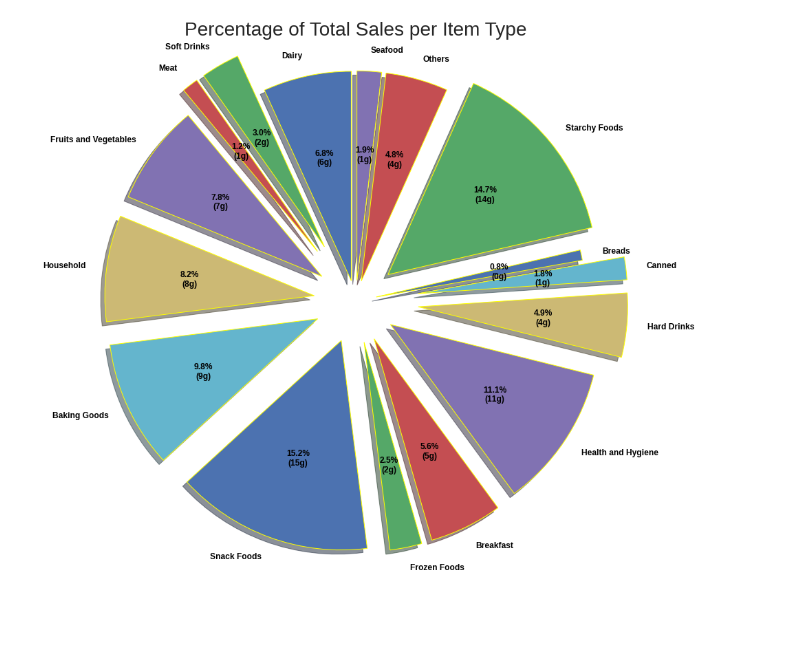
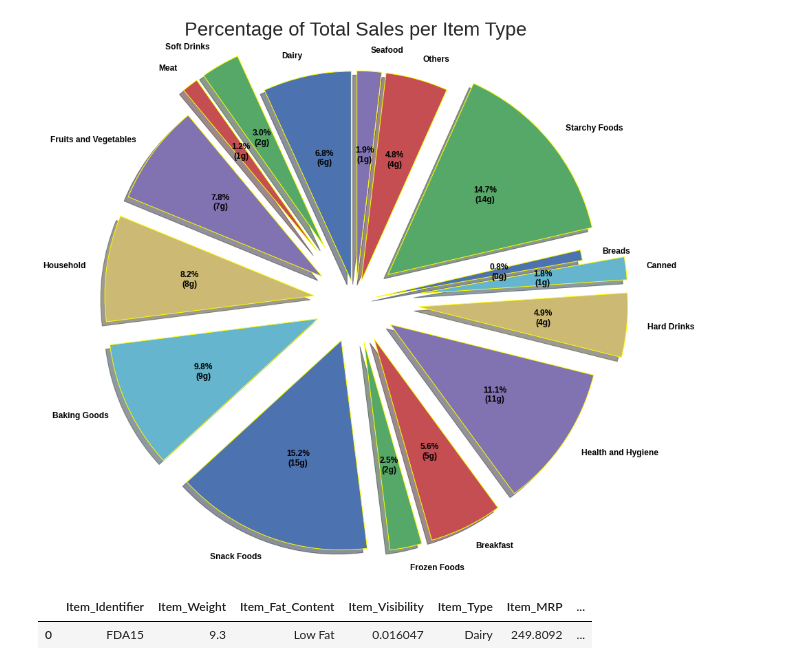
Before and after one commit to jvaug30/Food-Sales-Prediction, a Jupyter notebook: Food_Sales_Prediction.ipynb, the cells around one changed output. Saved outputs shown, nothing was run; the diff lists cells and outputs as text; code cells hidden in the pictures; blank space fills up the shorter version.

```diff
--- a/Food_Sales_Prediction.ipynb
+++ b/Food_Sales_Prediction.ipynb
@@ -197,3 +200,17 @@ axes.pie(pct,
 axes.set_title('Percentage of Total Sales per Item Type', fontsize = 28);
 # %% [output]
 [figure]
+# %%
+from sklearn.preprocessing import StandardScaler, OneHotEncoder
+from sklearn.impute import SimpleImputer
+from sklearn.compose import make_column_transformer, make_column_selector
+from sklearn.pipeline import make_pipeline
+from sklearn.model_selection import train_test_split
+from sklearn import set_config
+set_config(display='diagram')
+fn_two = '/content/drive/MyDrive/00 Data/Stack One/sales_predictions.csv'
+df_ML = pd.read_csv(fn_two)
+df_ML.head(1)
+# %% [output]
+|  | Item_Identifier | Item_Weight | Item_Fat_Content | Item_Visibility | Item_Type | Item_MRP | ... |
+| 0 | FDA15 | 9.3 | Low Fat | 0.016047 | Dairy | 249.8092 | ... |
```
Also changed, not shown: parts of 7 cells of this notebook.
